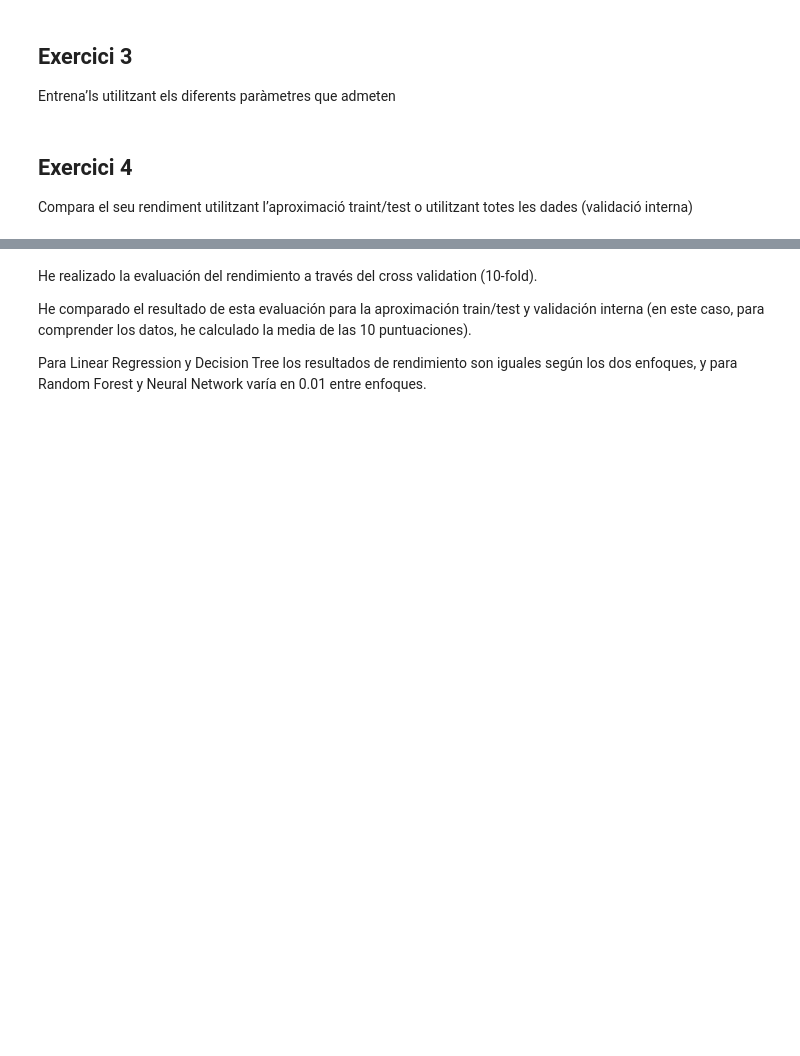
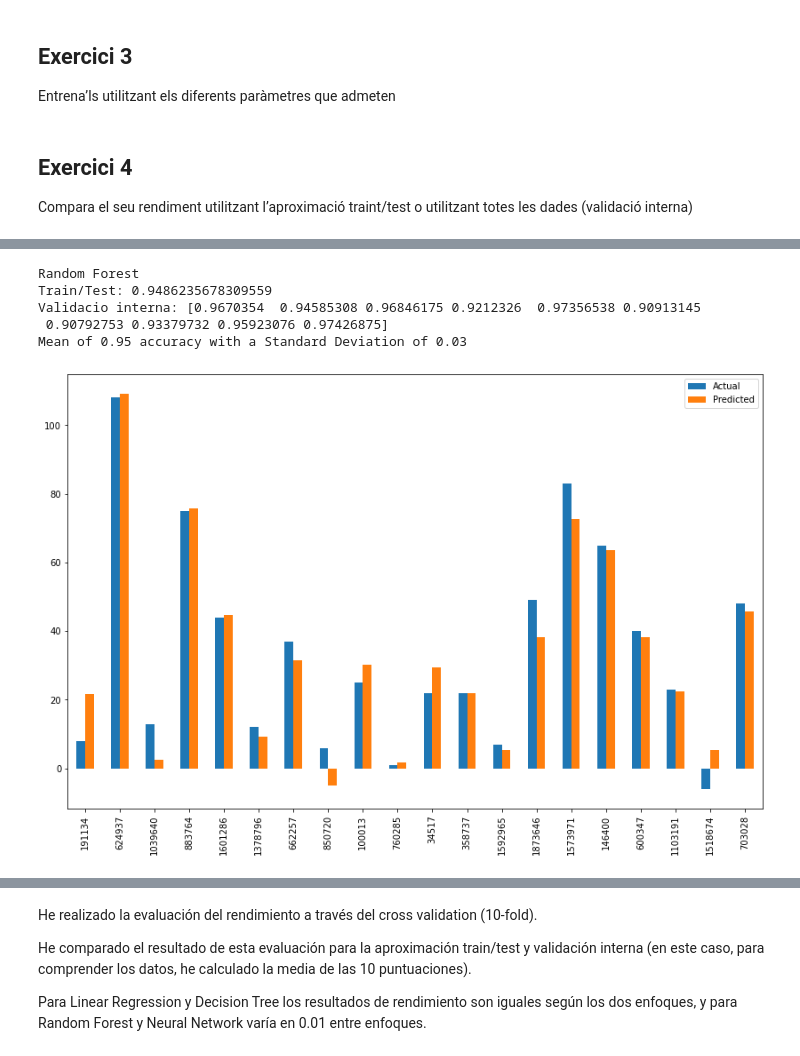
Before and after one commit to claradeuve/Supervitat_Regressio, a Jupyter notebook: S09_T02.ipynb, the cells around one changed output, grey strips where cells are left out. Saved outputs shown, nothing was run; the diff lists cells and outputs as text; code cells hidden in the pictures; blank space fills up the shorter version.

```diff
--- a/S09_T02.ipynb
+++ b/S09_T02.ipynb
@@ -246,0 +243,20 @@ Mean of 0.00 accuracy with a Standard Deviation of 0.00
+# %%
+print("\n\nRandom Forest")
+score = randomForest_model.score(x_test, y_test)
+print("Train/Test:", score)
+score = cross_val_score(randomForest_model, X, y, cv=10)
+print("Validacio interna:", score)
+print("Mean of %0.2f accuracy with a Standard Deviation of %0.2f" % (score.mean(), score.std()))
+
+y_pred = randomForest_model.predict(x_test)
+df = pd.DataFrame({'Actual': y_test, 'Predicted': y_pred})
+df = df.head(20)
+df.plot(kind='bar',figsize=(14,9))
+plt.show()
+# %% [output]
+Random Forest
+Train/Test: 0.9486235678309559
+Validacio interna: [0.9670354  0.94585308 0.96846175 0.9212326  0.97356538 0.90913145
+ 0.90792753 0.93379732 0.95923076 0.97426875]
+Mean of 0.95 accuracy with a Standard Deviation of 0.03
+[figure, added]
```
Also changed, not shown: parts of 16 cells of this notebook.
